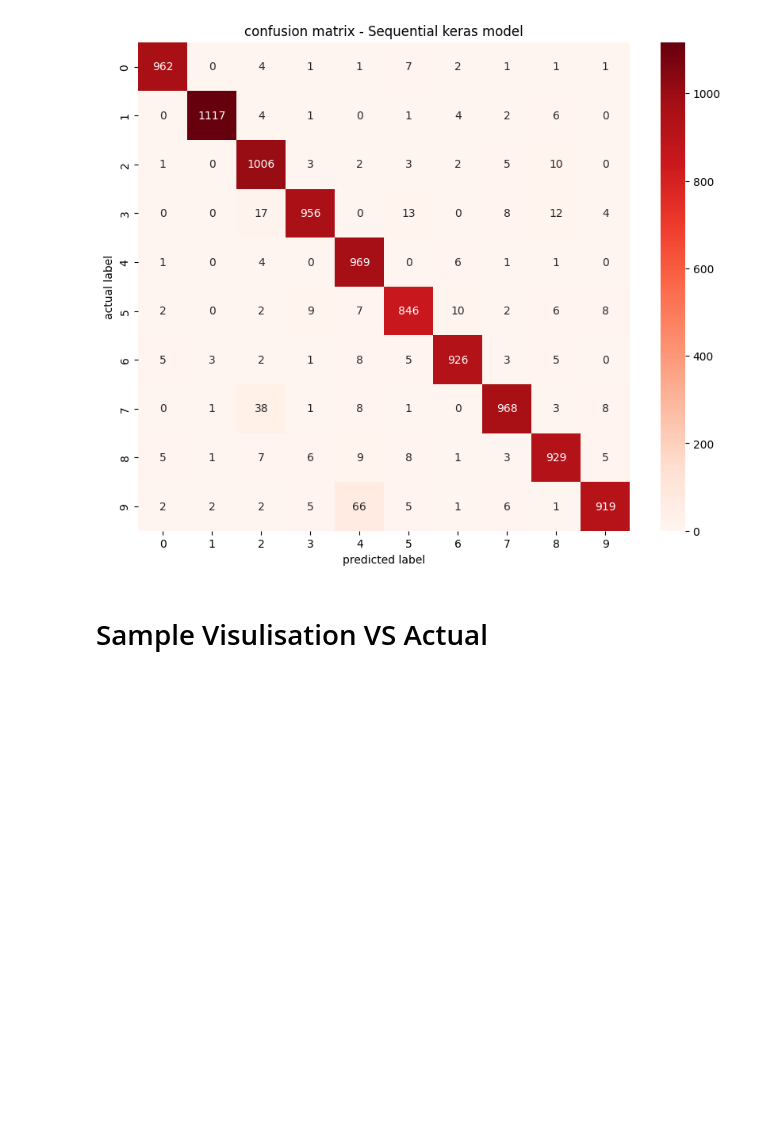
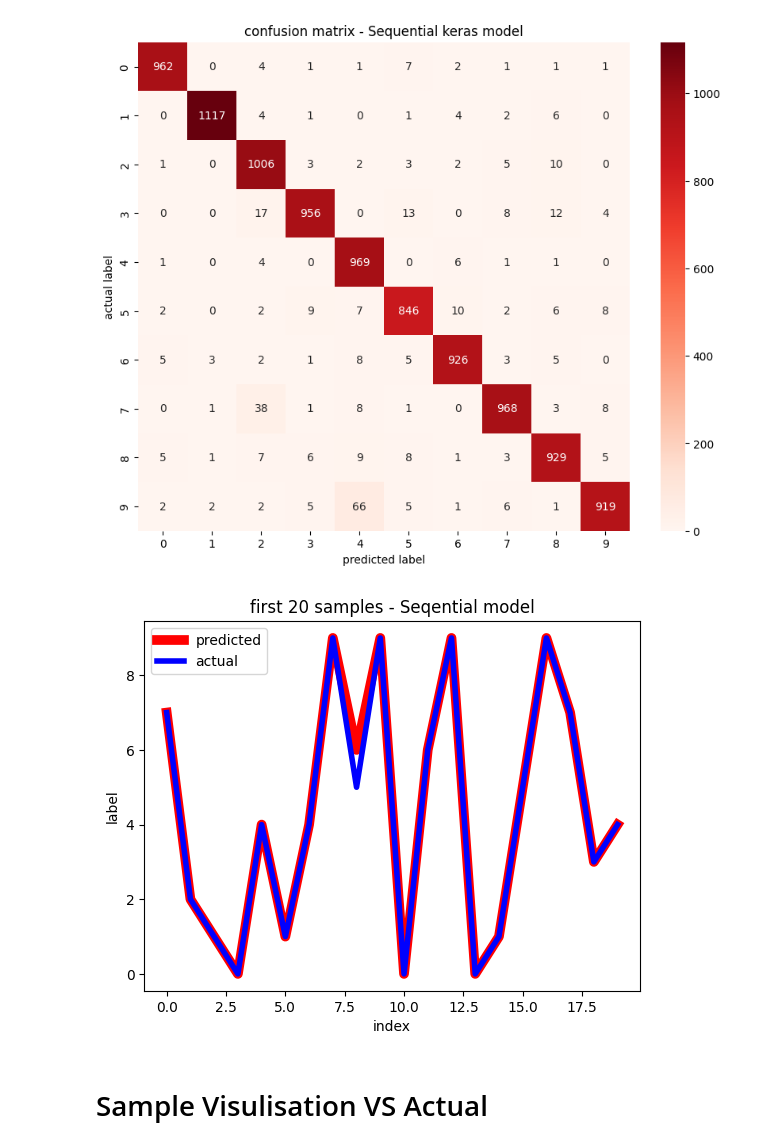
Before and after one commit to Schnitze1/COS30018-Intelligent-Systems-Team-Project-Option-B, a Jupyter notebook: src/evaluation/evaluation_keras.ipynb, the cells around one changed output. Drawn from its saved outputs; the diff is of its cells as text; code cells hidden in the pictures; blank space fills up the shorter version.

Commit message:
added f20 plot Sequential

```diff
--- a/src/evaluation/evaluation_keras.ipynb
+++ b/src/evaluation/evaluation_keras.ipynb
@@ -74,6 +74,16 @@ plt.ylabel('actual label')
 plt.show()
 # %% [output]
 [figure]
+# %%
+plt.plot(y_pred[:20], 'red', label='predicted', linewidth=7)
+plt.plot(y_test[:20], 'blue', label='actual', linewidth=4)
+plt.title('first 20 samples - Seqential model')
+plt.xlabel('index')
+plt.ylabel('label')
+plt.legend()
+plt.show()
+# %% [output]
+[figure, added]
 # %% [markdown]
 <h1>Sample Visulisation VS Actual</h1>
 # %%
```
Also changed, not shown: parts of 2 cells of this notebook.
